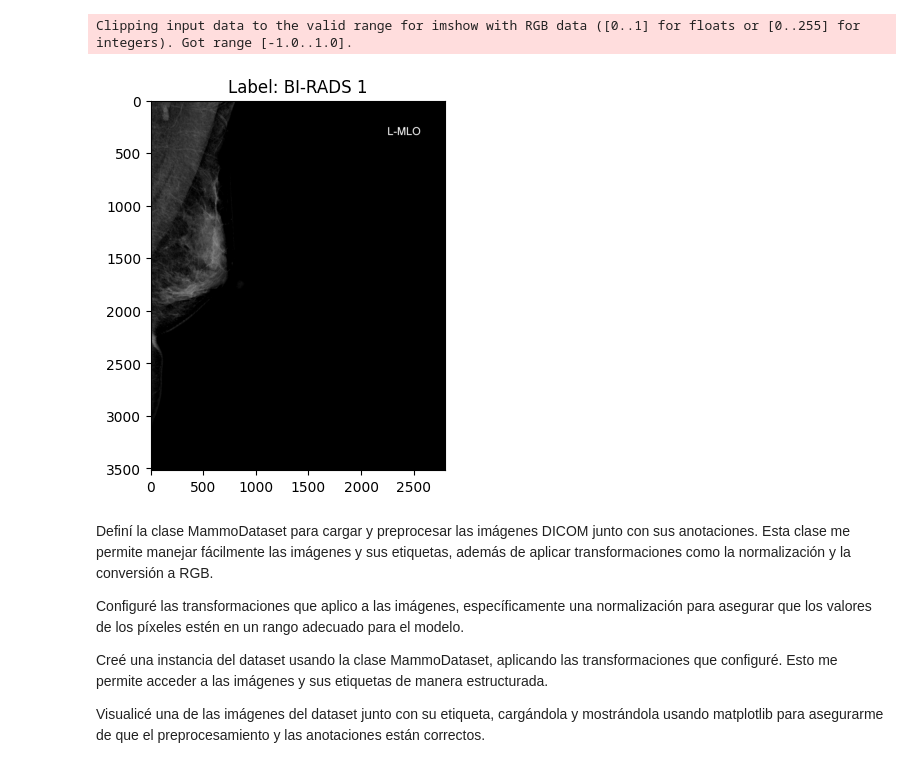
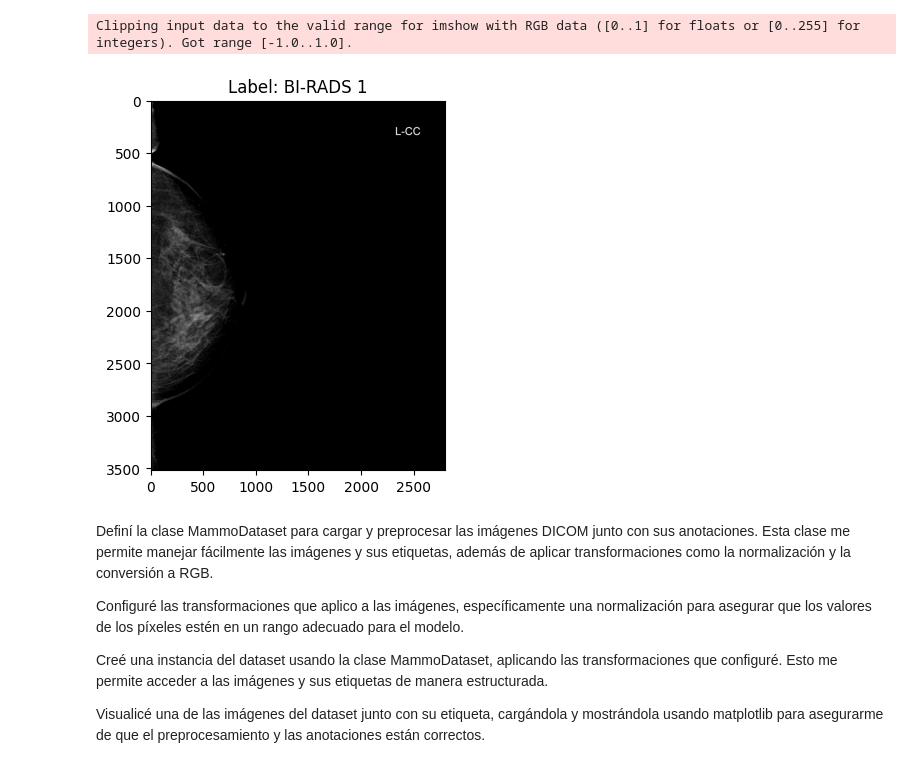
Before and after one commit to OneNico/PMM-FALP2024, a Jupyter notebook: Data Preprocessing/Mini data/Preprocesamiento.ipynb, the cells around one changed output. Cells and saved outputs as stored; diff of their text form; code cells hidden in the pictures.

```diff
--- a/Data Preprocessing/Mini data/Preprocesamiento.ipynb
+++ b/Data Preprocessing/Mini data/Preprocesamiento.ipynb
@@ -51,35 +51,35 @@ class MammoDataset(Dataset):
         # Convertir a 3 canales (RGB)
         image = cv2.cvtColor(image, cv2.COLOR_GRAY2RGB)
 
         # Aplicar transformaciones si las hay
         if self.transform:
             image = self.transform(image=image)['image']
 
         # Obtener la etiqueta (si es necesario)
         label = self.annotations.iloc[idx]['breast_birads_x']
 
         return image, label
 
 # Configuración de transformaciones
 transform = Compose([
     Normalize(mean=(0.5, 0.5, 0.5), std=(0.5, 0.5, 0.5), max_pixel_value=255.0, always_apply=True)
 ])
 
 # Crear el dataset
 dataset = MammoDataset(annotations_csv_path, dataset_path, transform=transform)
 
 # Cargar una muestra para visualizar
-image, label = dataset[5]
+image, label = dataset[20]
 
 
 
 import matplotlib.pyplot as plt
 plt.imshow(image)
 plt.title(f'Label: {label}')
 plt.show()
 # %% [output]
 Clipping input data to the valid range for imshow with RGB data ([0..1] for floats or [0..255] for integers). Got range [-1.0..1.0].
-[figure, old version]
+[figure, new version]
 # %% [markdown]
 Definí la clase MammoDataset para cargar y preprocesar las imágenes DICOM junto con sus anotaciones. Esta clase me permite manejar fácilmente las imágenes y sus etiquetas, además de aplicar transformaciones como la normalización y la conversión a RGB.
 
```
Also changed, not shown: 1 other file.
